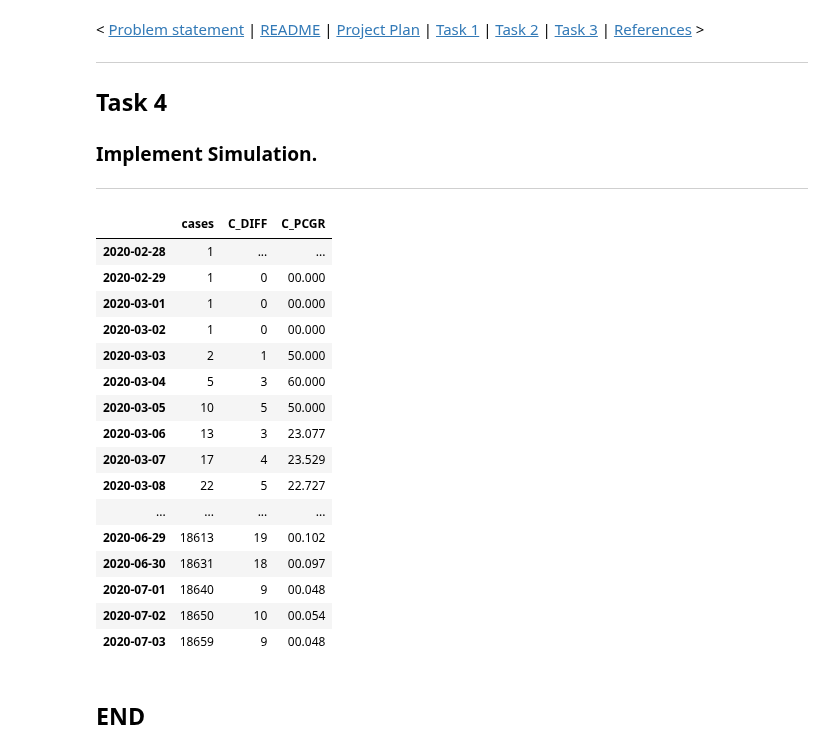
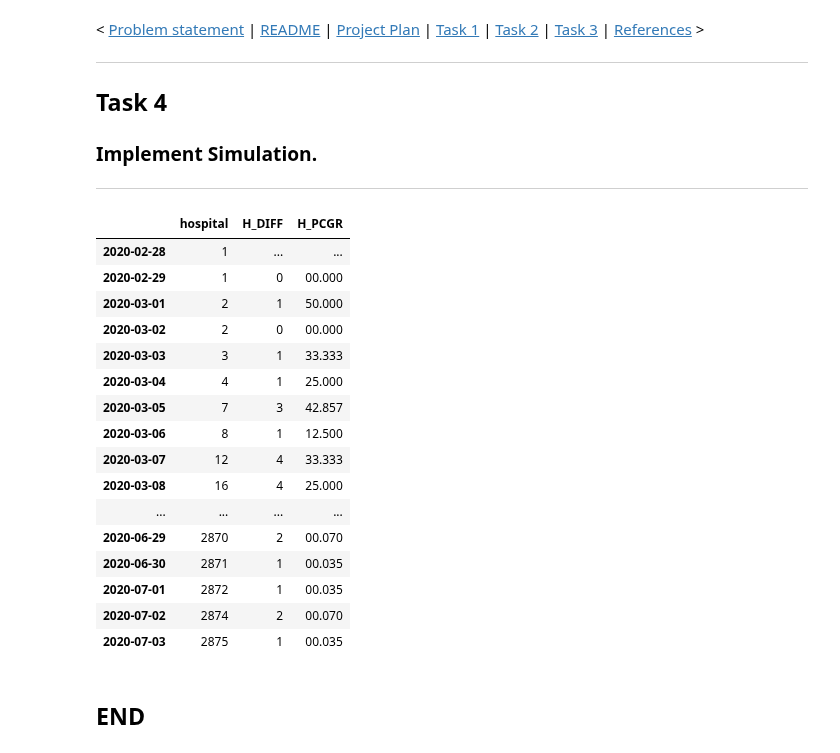
Before and after one commit to E6985/pda-numpy-random-simulation, a Jupyter notebook: Programming-for-Data-Analysis-Project-2020.ipynb, the cells around one changed output. Drawn from its saved outputs; the diff is of its cells as text; code cells hidden in the pictures.

Commit message:
DUE: 6th January, 2021 (23:59) - [2020-02-28/07-03] hospital - Research/Synthetic data completed.

```diff
--- a/Programming-for-Data-Analysis-Project-2020.ipynb
+++ b/Programming-for-Data-Analysis-Project-2020.ipynb
@@ -1110 +1119,3 @@ fStatus(dfCovid19,nFrom,nTo)[[nColumn,"C_DIFF","C_PCGR"]]
+# %%
+nHospital,nICU,nColumn=1,1,"hospital"
 # %% [markdown]
@@ -1626,25 +1863,25 @@ https://twitter.com/CMOIreland/status/1252344273938219011
 ### Implement Simulation.
 ***
 # %%
-dfCovid19[[nColumn,"C_DIFF","C_PCGR"]]
+dfCovid19[[nColumn,"H_DIFF","H_PCGR"]]
 # %% [output]
-|  | cases | C_DIFF | C_PCGR |
+|  | hospital | H_DIFF | H_PCGR |
 | 2020-02-28 | 1 | ... | ... |
 | 2020-02-29 | 1 | 0 | 00.000 |
-| 2020-03-01 | 1 | 0 | 00.000 |
-| 2020-03-02 | 1 | 0 | 00.000 |
-| 2020-03-03 | 2 | 1 | 50.000 |
-| 2020-03-04 | 5 | 3 | 60.000 |
-| 2020-03-05 | 10 | 5 | 50.000 |
-| 2020-03-06 | 13 | 3 | 23.077 |
-| 2020-03-07 | 17 | 4 | 23.529 |
-| 2020-03-08 | 22 | 5 | 22.727 |
+| 2020-03-01 | 2 | 1 | 50.000 |
+| 2020-03-02 | 2 | 0 | 00.000 |
+| 2020-03-03 | 3 | 1 | 33.333 |
+| 2020-03-04 | 4 | 1 | 25.000 |
+| 2020-03-05 | 7 | 3 | 42.857 |
+| 2020-03-06 | 8 | 1 | 12.500 |
+| 2020-03-07 | 12 | 4 | 33.333 |
+| 2020-03-08 | 16 | 4 | 25.000 |
 | ... | ... | ... | ... |
-| 2020-06-29 | 18613 | 19 | 00.102 |
-| 2020-06-30 | 18631 | 18 | 00.097 |
-| 2020-07-01 | 18640 | 9 | 00.048 |
-| 2020-07-02 | 18650 | 10 | 00.054 |
-| 2020-07-03 | 18659 | 9 | 00.048 |
+| 2020-06-29 | 2870 | 2 | 00.070 |
+| 2020-06-30 | 2871 | 1 | 00.035 |
+| 2020-07-01 | 2872 | 1 | 00.035 |
+| 2020-07-02 | 2874 | 2 | 00.070 |
+| 2020-07-03 | 2875 | 1 | 00.035 |
 # %% [markdown]
 ## END
 # %% [markdown]
```
Also changed, not shown: parts of 46 cells of this notebook.
